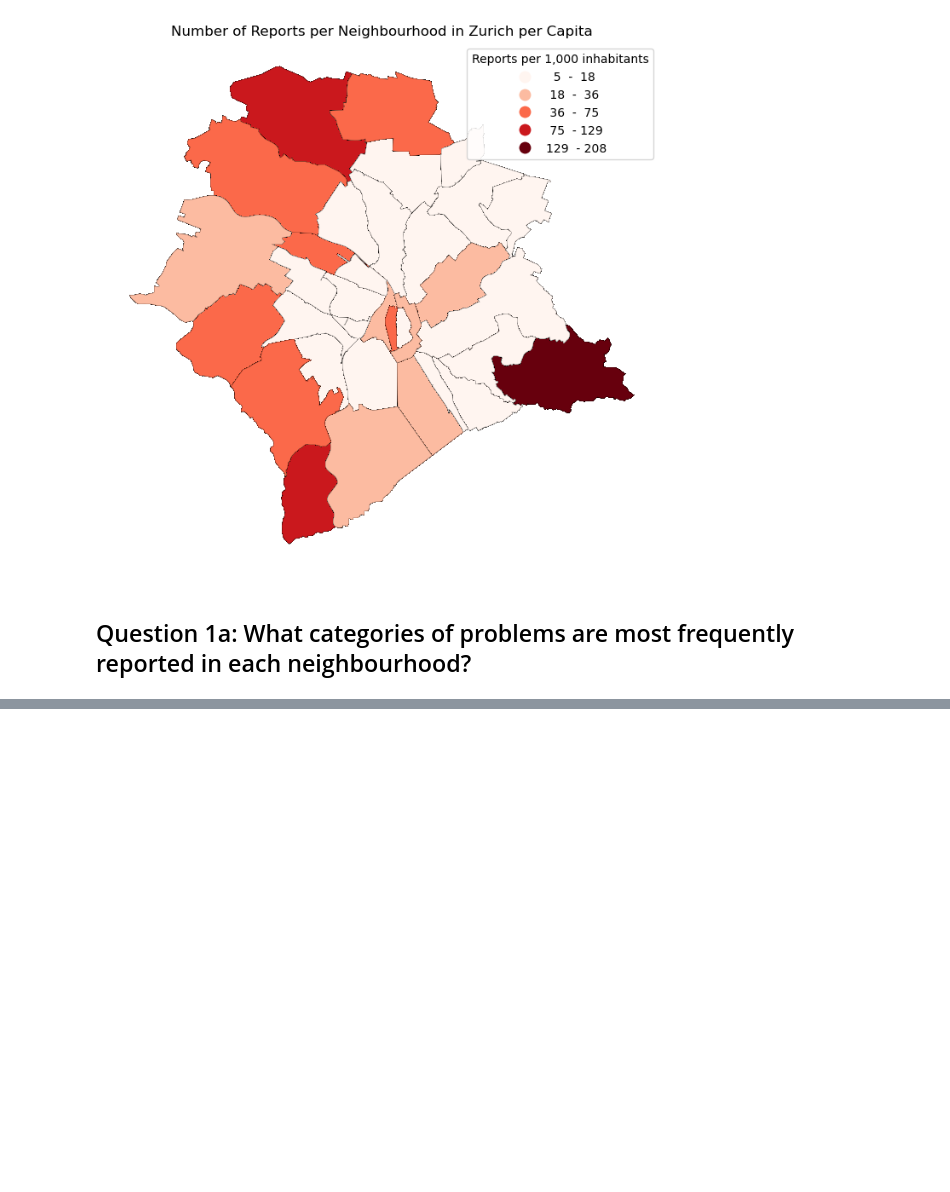
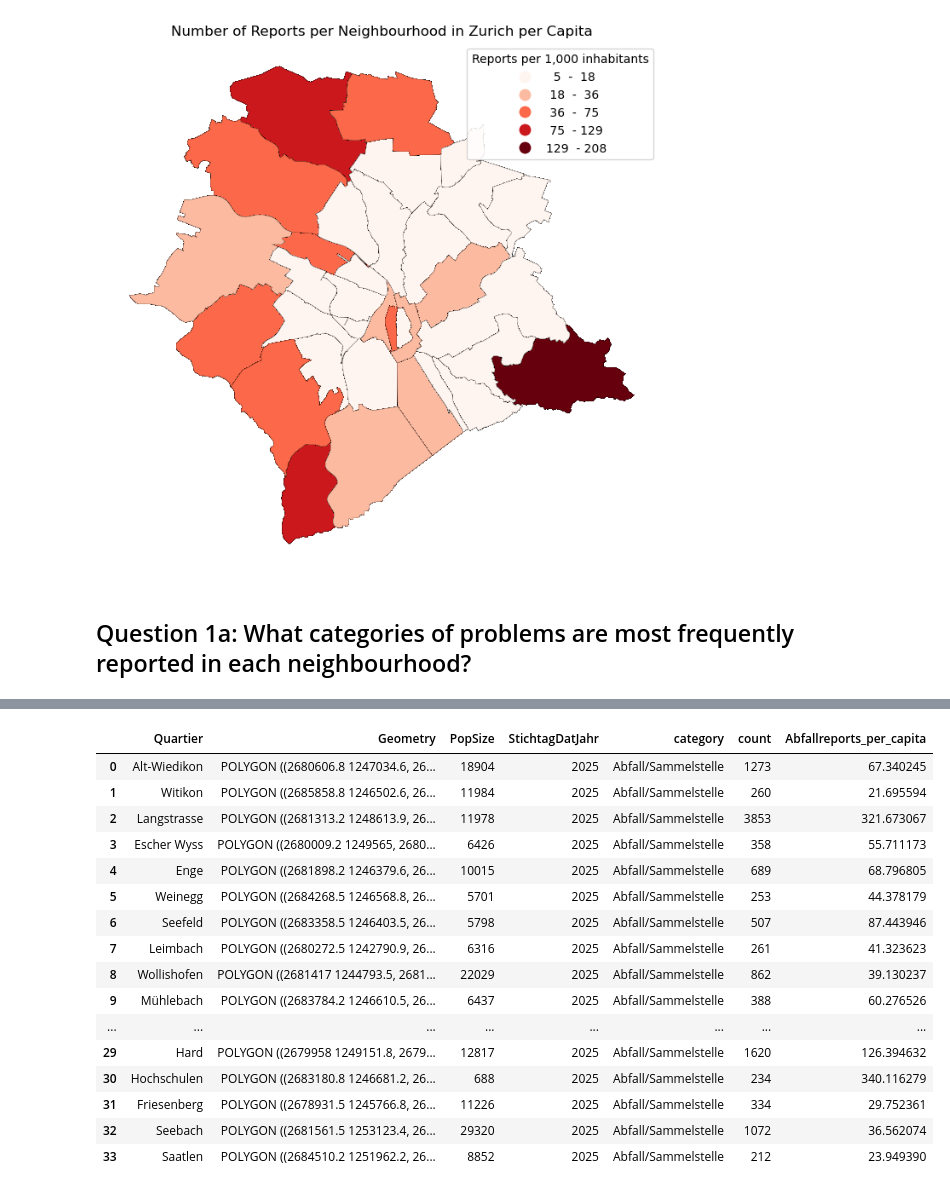
Before and after one commit to arisenn02/ESS341_Project_Arina_Senn, a Jupyter notebook: notebooks/1zurich_urban_issues.ipynb, the cells around one changed output, grey strips where cells are left out. Saved outputs shown, nothing was run; the diff lists cells and outputs as text; code cells hidden in the pictures; blank space fills up the shorter version.

```diff
--- a/notebooks/1zurich_urban_issues.ipynb
+++ b/notebooks/1zurich_urban_issues.ipynb
@@ -325,0 +411,62 @@ plt.show()
+# %%
+# ------------------------------------------------------------
+# Prepare population and category data
+# ------------------------------------------------------------
+quartier_popsize=processed_quartiere.merge(pop_size, on="Quartier",how="left")
+
+# Filter for selected issue category (changeable)
+filtered_category = count[count["category"]=="Abfall/Sammelstelle"]
+
+category_quartier_popsize=quartier_popsize.merge(filtered_category, on = "Quartier", how="left")
+
+#---------------------------------------------------------------------------------------------------
+#Data Analysis: Calculate number of reports per 1,000 inhabitants per neighbourhood
+#---------------------------------------------------------------------------------------------------
+category_quartier_popsize["Abfallreports_per_capita"] = (category_quartier_popsize["count"]/category_quartier_popsize["PopSize"]*1000)
+
+
+#---------------------------------------------------------------------------------------------------------
+# Create Chloropleth Map
+#---------------------------------------------------------------------------------------------------------
+
+#fig, ax = plt.subplots(figsize=(16,8)) # creates empty figure
+
+
+#category_quartier_popsize.plot(
+  #  column="Abfallreports_per_capita",
+  # scheme = "naturalbreaks",
+  # k = 5,
+ #  edgecolor = "black",
+    #legend=True,
+   # linewidth = 0.1,
+  #  cmap="Reds",
+ #   ax=ax, #draw the axes on the axes we creaed
+  #  legend_kwds={"title": "Reports per 1,000 inhabitants","fmt": "{:.0f}"}
+#)
+#legend = ax.get_legend()
+#for text in legend.get_texts():
+  #  text.set_text(text.get_text().replace(",", "  -"))
+#ax.set_title("Number of Reports per Neighbourhood in Zurich per Capita")
+
+#ax.axis("off")
+#plt.show()
+
+category_quartier_popsize
+# %% [output]
+|  | Quartier | Geometry | PopSize | StichtagDatJahr | category | count | Abfallreports_per_capita |
+| 0 | Alt-Wiedikon | POLYGON ((2680606.8 1247034.6, 26... | 18904 | 2025 | Abfall/Sammelstelle | 1273 | 67.340245 |
+| 1 | Witikon | POLYGON ((2685858.8 1246502.6, 26... | 11984 | 2025 | Abfall/Sammelstelle | 260 | 21.695594 |
+| 2 | Langstrasse | POLYGON ((2681313.2 1248613.9, 26... | 11978 | 2025 | Abfall/Sammelstelle | 3853 | 321.673067 |
+| 3 | Escher Wyss | POLYGON ((2680009.2 1249565, 2680... | 6426 | 2025 | Abfall/Sammelstelle | 358 | 55.711173 |
+| 4 | Enge | POLYGON ((2681898.2 1246379.6, 26... | 10015 | 2025 | Abfall/Sammelstelle | 689 | 68.796805 |
+| 5 | Weinegg | POLYGON ((2684268.5 1246568.8, 26... | 5701 | 2025 | Abfall/Sammelstelle | 253 | 44.378179 |
+| 6 | Seefeld | POLYGON ((2683358.5 1246403.5, 26... | 5798 | 2025 | Abfall/Sammelstelle | 507 | 87.443946 |
+| 7 | Leimbach | POLYGON ((2680272.5 1242790.9, 26... | 6316 | 2025 | Abfall/Sammelstelle | 261 | 41.323623 |
+| 8 | Wollishofen | POLYGON ((2681417 1244793.5, 2681... | 22029 | 2025 | Abfall/Sammelstelle | 862 | 39.130237 |
+| 9 | Mühlebach | POLYGON ((2683784.2 1246610.5, 26... | 6437 | 2025 | Abfall/Sammelstelle | 388 | 60.276526 |
+| ... | ... | ... | ... | ... | ... | ... | ... |
+| 29 | Hard | POLYGON ((2679958 1249151.8, 2679... | 12817 | 2025 | Abfall/Sammelstelle | 1620 | 126.394632 |
+| 30 | Hochschulen | POLYGON ((2683180.8 1246681.2, 26... | 688 | 2025 | Abfall/Sammelstelle | 234 | 340.116279 |
+| 31 | Friesenberg | POLYGON ((2678931.5 1245766.8, 26... | 11226 | 2025 | Abfall/Sammelstelle | 334 | 29.752361 |
+| 32 | Seebach | POLYGON ((2681561.5 1253123.4, 26... | 29320 | 2025 | Abfall/Sammelstelle | 1072 | 36.562074 |
+| 33 | Saatlen | POLYGON ((2684510.2 1251962.2, 26... | 8852 | 2025 | Abfall/Sammelstelle | 212 | 23.949390 |
```
Also changed, not shown: parts of 4 cells of this notebook, 2 other files.
